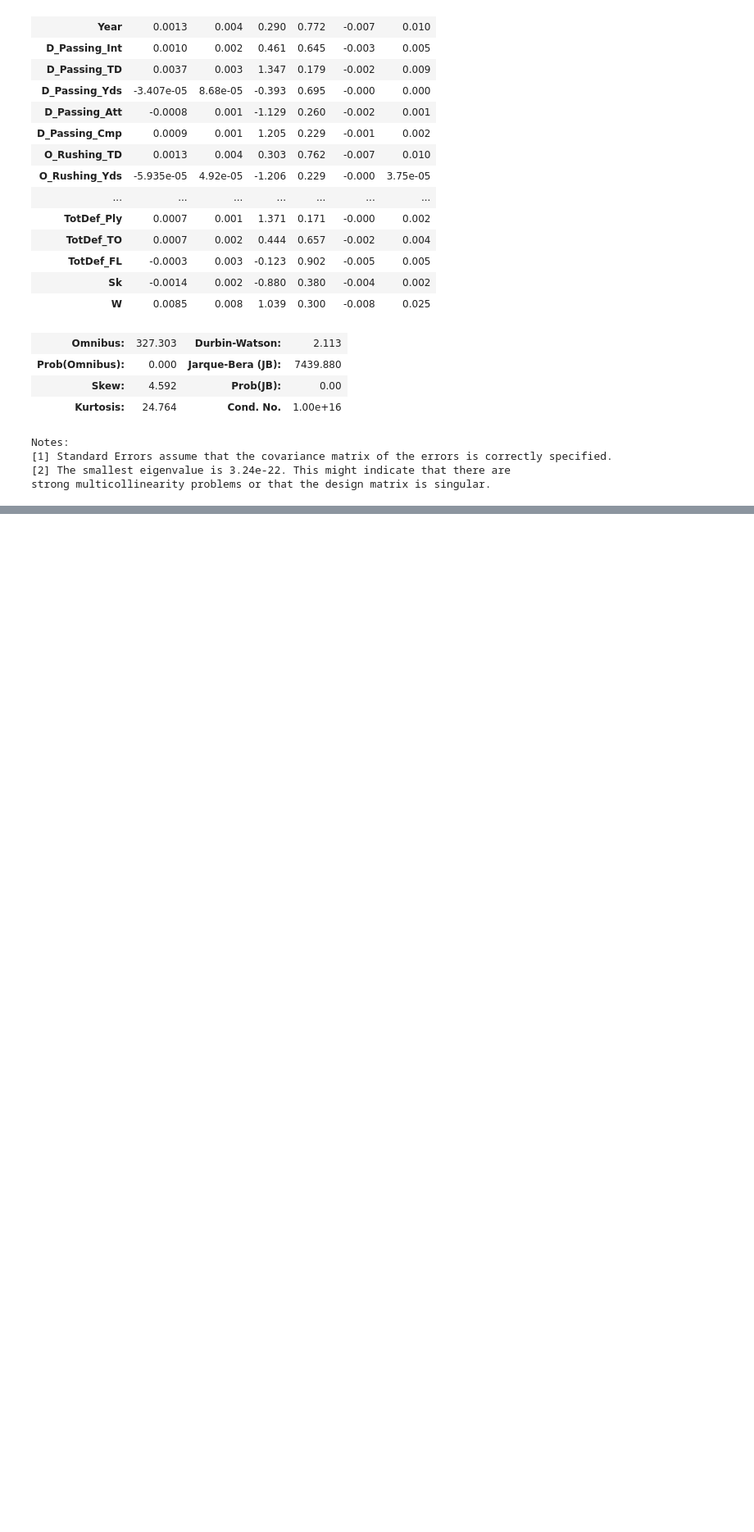
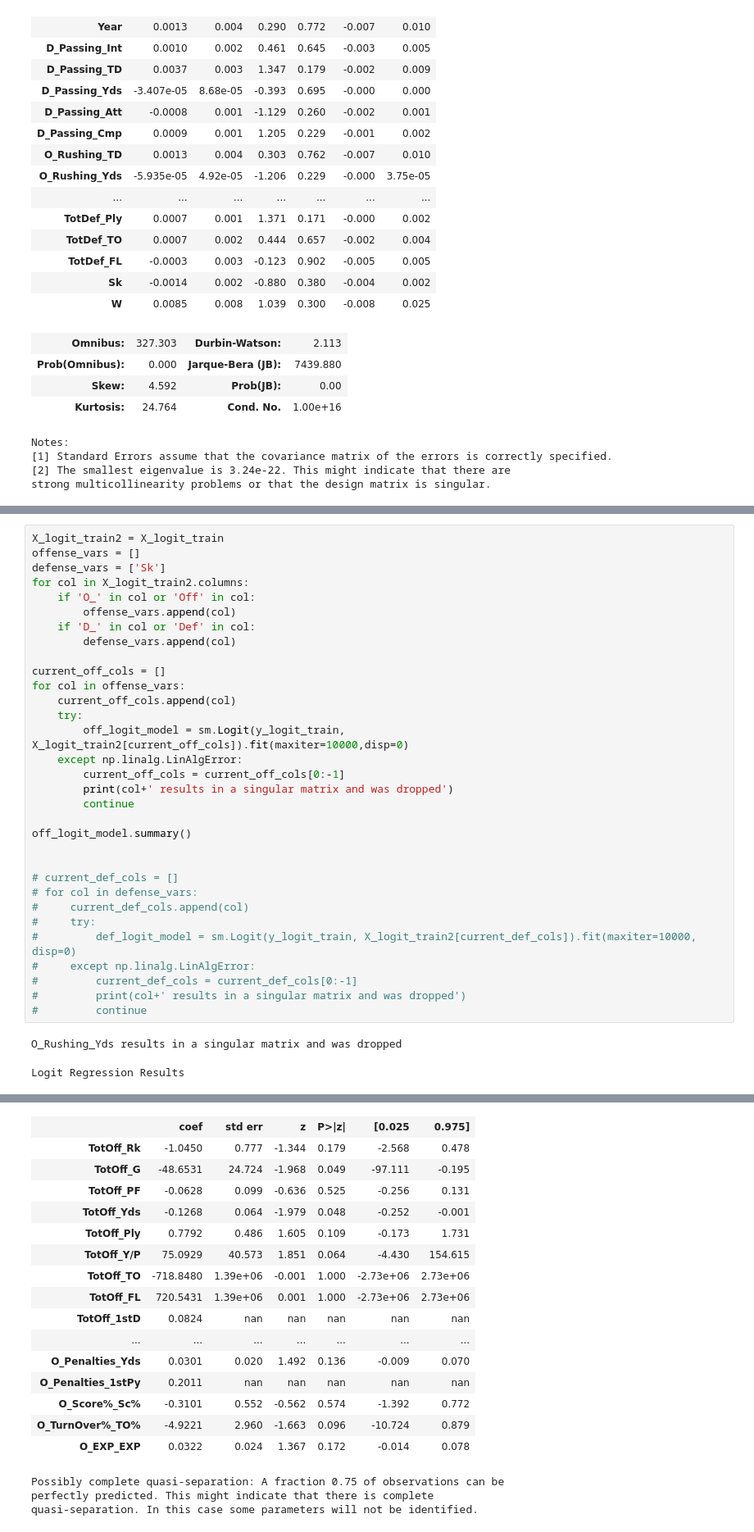
Before and after one commit to scottstack19/SB55-projection, a Jupyter notebook: code_initial.ipynb, the cells around one changed output, grey strips where cells are left out. Shown at 82% size. Saved outputs shown, nothing was run; the diff lists cells and outputs as text; blank space fills up the shorter version.

```diff
--- a/code_initial.ipynb
+++ b/code_initial.ipynb
@@ -584,0 +611,35 @@ strong multicollinearity problems or that the design matrix is singular.
+# %%
+X_logit_train2 = X_logit_train
+offense_vars = []
+defense_vars = ['Sk']
+for col in X_logit_train2.columns:
+    if 'O_' in col or 'Off' in col:
+        offense_vars.append(col)
+    if 'D_' in col or 'Def' in col:
+        defense_vars.append(col)
+
+current_off_cols = []
+for col in offense_vars:
+    current_off_cols.append(col)
+    try:
+        off_logit_model = sm.Logit(y_logit_train, X_logit_train2[current_off_cols]).fit(maxiter=10000,disp=0)
+    except np.linalg.LinAlgError:
+        current_off_cols = current_off_cols[0:-1]
+        print(col+' results in a singular matrix and was dropped')
+        continue
+
+off_logit_model.summary()
+
+
+# current_def_cols = []
+# for col in defense_vars:
+#     current_def_cols.append(col)
+#     try:
+#         def_logit_model = sm.Logit(y_logit_train, X_logit_train2[current_def_cols]).fit(maxiter=10000, disp=0)
+#     except np.linalg.LinAlgError:
+#         current_def_cols = current_def_cols[0:-1]
+#         print(col+' results in a singular matrix and was dropped')
+#         continue
+# %% [output]
+O_Rushing_Yds results in a singular matrix and was dropped
+Logit Regression Results
@@ -584,0 +653,19 @@ strong multicollinearity problems or that the design matrix is singular.
+|  | coef | std err | z | P>|z| | [0.025 | 0.975] |
+| TotOff_Rk | -1.0450 | 0.777 | -1.344 | 0.179 | -2.568 | 0.478 |
+| TotOff_G | -48.6531 | 24.724 | -1.968 | 0.049 | -97.111 | -0.195 |
+| TotOff_PF | -0.0628 | 0.099 | -0.636 | 0.525 | -0.256 | 0.131 |
+| TotOff_Yds | -0.1268 | 0.064 | -1.979 | 0.048 | -0.252 | -0.001 |
+| TotOff_Ply | 0.7792 | 0.486 | 1.605 | 0.109 | -0.173 | 1.731 |
+| TotOff_Y/P | 75.0929 | 40.573 | 1.851 | 0.064 | -4.430 | 154.615 |
+| TotOff_TO | -718.8480 | 1.39e+06 | -0.001 | 1.000 | -2.73e+06 | 2.73e+06 |
+| TotOff_FL | 720.5431 | 1.39e+06 | 0.001 | 1.000 | -2.73e+06 | 2.73e+06 |
+| TotOff_1stD | 0.0824 | nan | nan | nan | nan | nan |
+| ... | ... | ... | ... | ... | ... | ... |
+| O_Penalties_Yds | 0.0301 | 0.020 | 1.492 | 0.136 | -0.009 | 0.070 |
+| O_Penalties_1stPy | 0.2011 | nan | nan | nan | nan | nan |
+| O_Score%_Sc% | -0.3101 | 0.552 | -0.562 | 0.574 | -1.392 | 0.772 |
+| O_TurnOver%_TO% | -4.9221 | 2.960 | -1.663 | 0.096 | -10.724 | 0.879 |
+| O_EXP_EXP | 0.0322 | 0.024 | 1.367 | 0.172 | -0.014 | 0.078 |
+Possibly complete quasi-separation: A fraction 0.75 of observations can be
+perfectly predicted. This might indicate that there is complete
+quasi-separation. In this case some parameters will not be identified.
```
Also changed, not shown: parts of 4 cells of this notebook.
